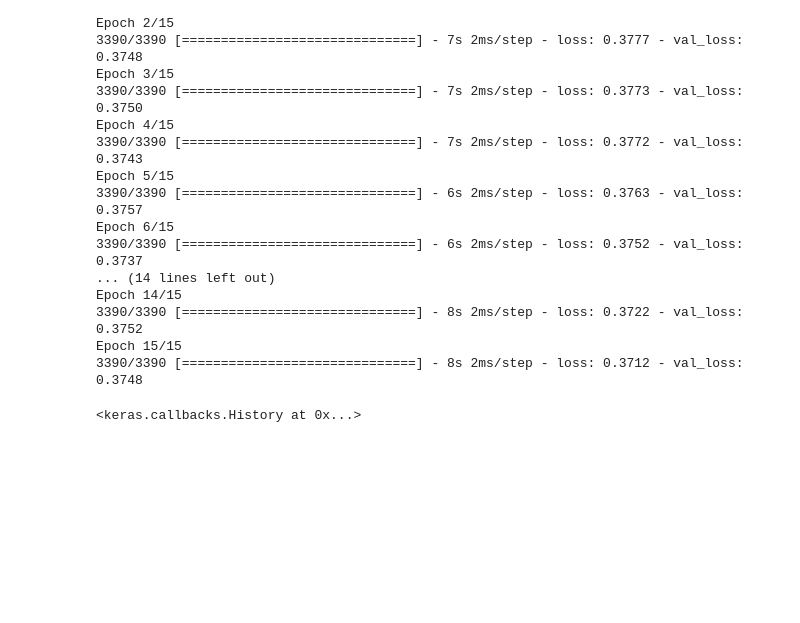
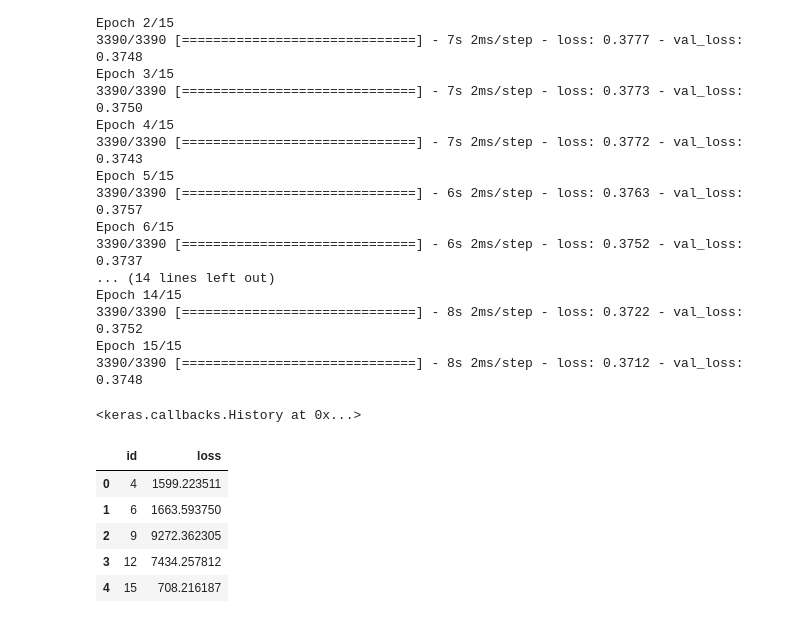
Before and after one commit to tunguz/Allstate, a Jupyter notebook: scripts/Keras_MLP.ipynb, the cells around one changed output. Drawn from its saved outputs; the diff is of its cells as text; code cells hidden in the pictures; blank space fills up the shorter version.

```diff
--- a/scripts/Keras_MLP.ipynb
+++ b/scripts/Keras_MLP.ipynb
@@ -701,3 +701,15 @@ Epoch 14/15
 Epoch 15/15
 3390/3390 [==============================] - 8s 2ms/step - loss: 0.3712 - val_loss: 0.3748
 <keras.callbacks.History at 0x...>
+# %%
+preds = np.exp(model.predict(xtest))-200
+submission['loss'] = preds
+submission.to_csv('../submissions/sub_cmplx_mlp_5.csv', index=False)
+submission.head()
+# %% [output]
+|  | id | loss |
+| 0 | 4 | 1599.223511 |
+| 1 | 6 | 1663.593750 |
+| 2 | 9 | 9272.362305 |
+| 3 | 12 | 7434.257812 |
+| 4 | 15 | 708.216187 |
```
Also changed, not shown: 1 other file.
